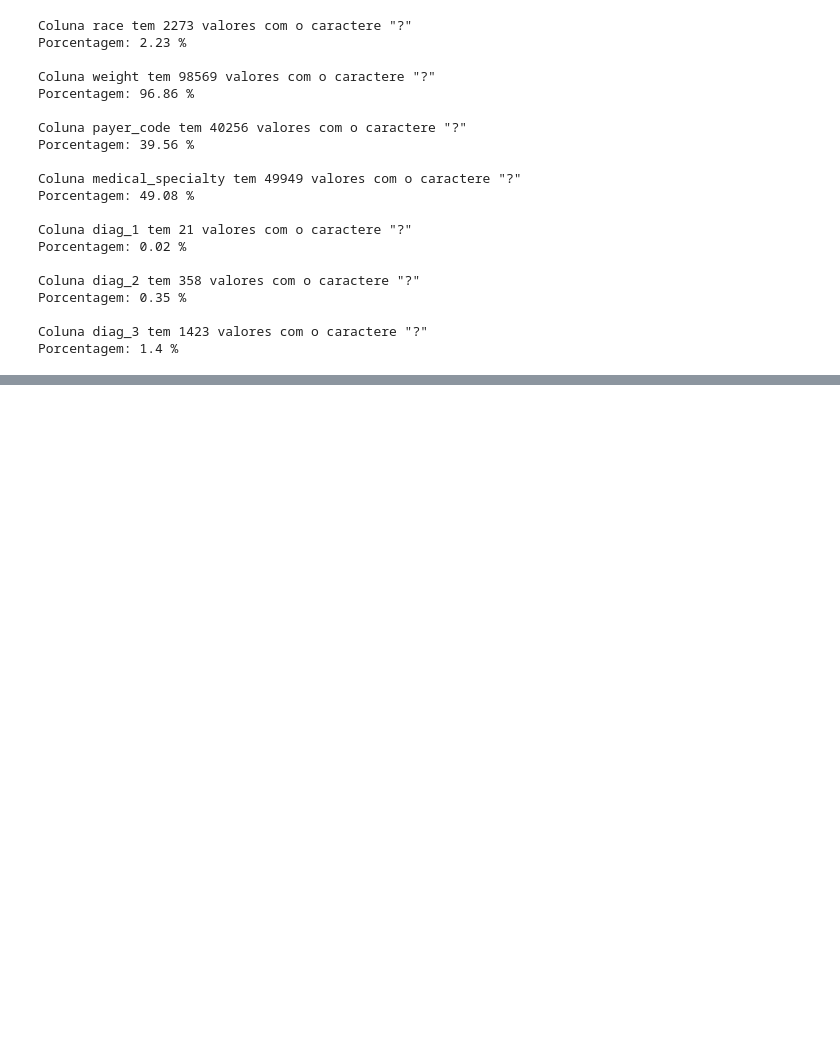
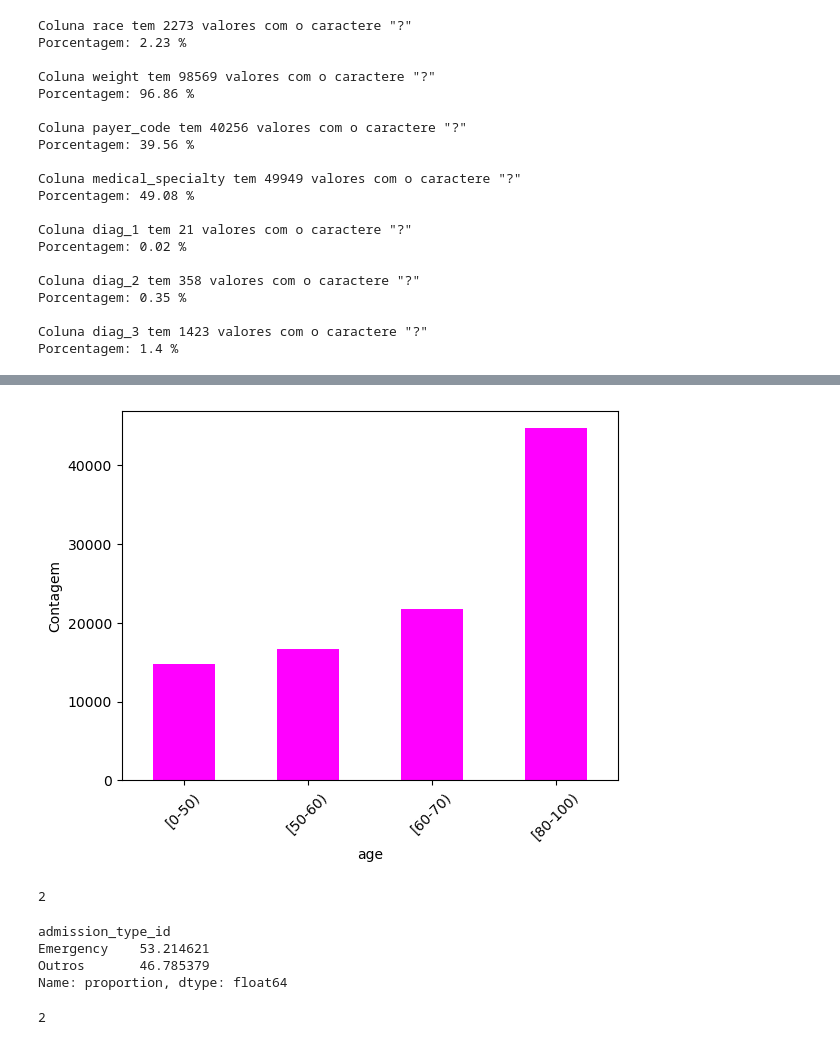
Before and after one commit to itgoncalves/projeto-7, a Jupyter notebook: Projeto 7-1.ipynb, the cells around one changed output, grey strips where cells are left out. Saved outputs shown, nothing was run; the diff lists cells and outputs as text; code cells hidden in the pictures; blank space fills up the shorter version.

```diff
--- a/Projeto 7-1.ipynb
+++ b/Projeto 7-1.ipynb
@@ -157,0 +331,26 @@ Porcentagem: 1.4 %
+# %%
+# Recategorizando a variável age para facilitar a visualização dos dados #:
+
+# Reclassificando as idades de 0 a 50 anos em uma única categoria #
+df['age'] = pd.Series(['[0-50)' if val in ['[0-10)', '[10-20)', '[20-30)', '[30-40)', '[40-50)'] else val
+for val in df['age']], index = df.index)
+
+# Reclassificando as idades de 80 a 100 anos em uma única categoria #
+df['age'] = pd.Series(['[80-100)' if val in ['[70-80)', '[80-90)', '[90-100)'] else val
+for val in df['age']], index = df.index)
+# %%
+# Vamos verificar a variável que representa a faixa etária dos pacientes
+
+# Agrupando os dados por idade e plotando o gráfico de barras
+df.groupby('age').size().plot(kind = 'bar', color = 'magenta')
+
+# Adicionando rótulo ao eixo y
+plt.ylabel('Contagem')
+
+# Rotacionando os rótulos do eixo x
+plt.xticks(rotation = 45)
+
+# Exibindo o gráfico
+plt.show()
+# %% [output]
+[figure, added]
@@ -157,0 +360,13 @@ Porcentagem: 1.4 %
+# %%
+# Conferiando a quantidade de variaveis diferentes na coluna admission_type_id #:
+df.admission_type_id.nunique()
+# %% [output]
+2
+# %%
+# Calculando os valores por categoria na coluna admission_type_id #:
+df.admission_type_id.value_counts(normalize=True) * 100
+# %% [output]
+admission_type_id
+Emergency    53.214621
+Outros       46.785379
+Name: proportion, dtype: float64
@@ -157,0 +376,4 @@ Porcentagem: 1.4 %
+# %%
+df.discharge_disposition_id.nunique()
+# %% [output]
+2
```
Also changed, not shown: parts of 25 cells of this notebook.
